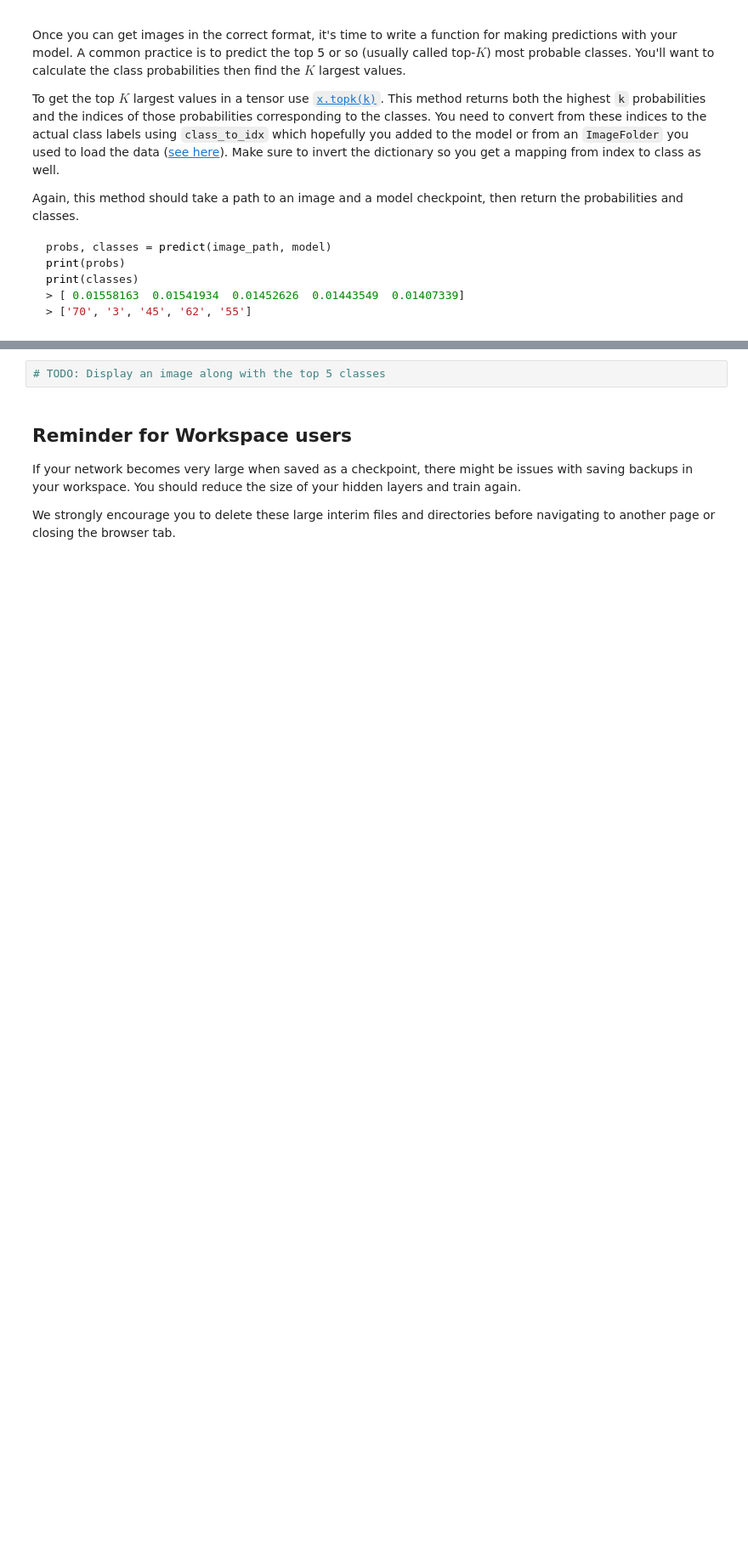
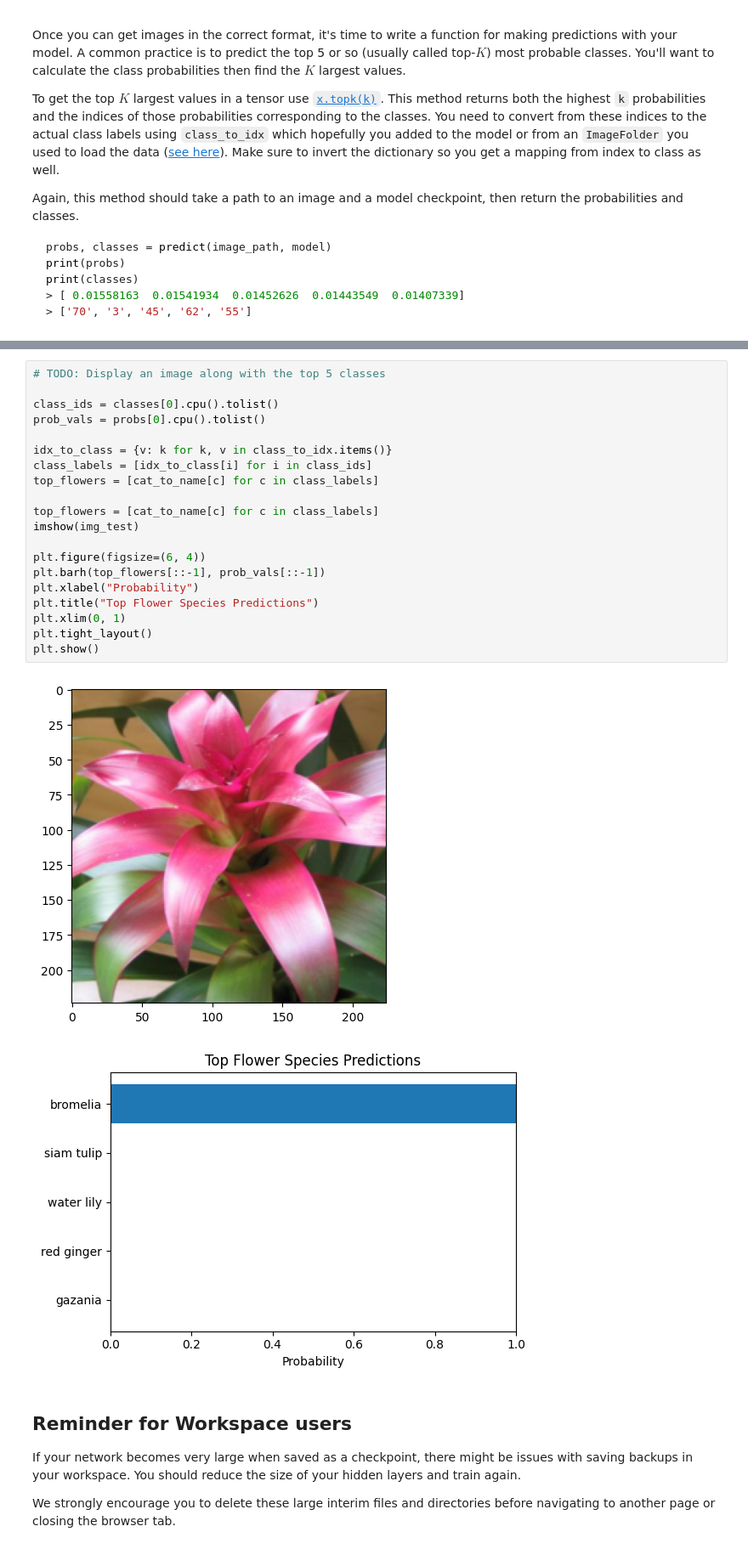
Before and after one commit to luisjfeliu/python-flower-species-image-classifier, a Jupyter notebook: Image Classifier Project.ipynb, the cells around one changed output, grey strips where cells are left out. Shown at 85% size. Drawn from its saved outputs; the diff is of its cells as text; blank space fills up the shorter version.

```diff
--- a/Image Classifier Project.ipynb
+++ b/Image Classifier Project.ipynb
@@ -740,8 +740,29 @@ Now that you can use a trained model for predictions, check to make sure it make
 <img src='https://github.com/luisjfeliu/python-flower-species-image-classifier/blob/main/assets/inference_example.png?raw=1' width=300px>
 
 You can convert from the class integer encoding to actual flower names with the `cat_to_name.json` file (should have been loaded earlier in the notebook). To show a PyTorch tensor as an image, use the `imshow` function defined above.
-# %%
-# TODO: Display an image along with the top 5 classes
+# %%
+# TODO: Display an image along with the top 5 classes
+
+class_ids = classes[0].cpu().tolist()
+prob_vals = probs[0].cpu().tolist()
+
+idx_to_class = {v: k for k, v in class_to_idx.items()}
+class_labels = [idx_to_class[i] for i in class_ids]
+top_flowers = [cat_to_name[c] for c in class_labels]
+
+top_flowers = [cat_to_name[c] for c in class_labels]
+imshow(img_test)
+
+plt.figure(figsize=(6, 4))
+plt.barh(top_flowers[::-1], prob_vals[::-1])
+plt.xlabel("Probability")
+plt.title("Top Flower Species Predictions")
+plt.xlim(0, 1)
+plt.tight_layout()
+plt.show()
+# %% [output]
+[figure, added]
+[figure, added]
 # %% [markdown]
 ## Reminder for Workspace users
 If your network becomes very large when saved as a checkpoint, there might be issues with saving backups in your workspace. You should reduce the size of your hidden layers and train again.
```
Also changed, not shown: parts of 5 cells of this notebook.
